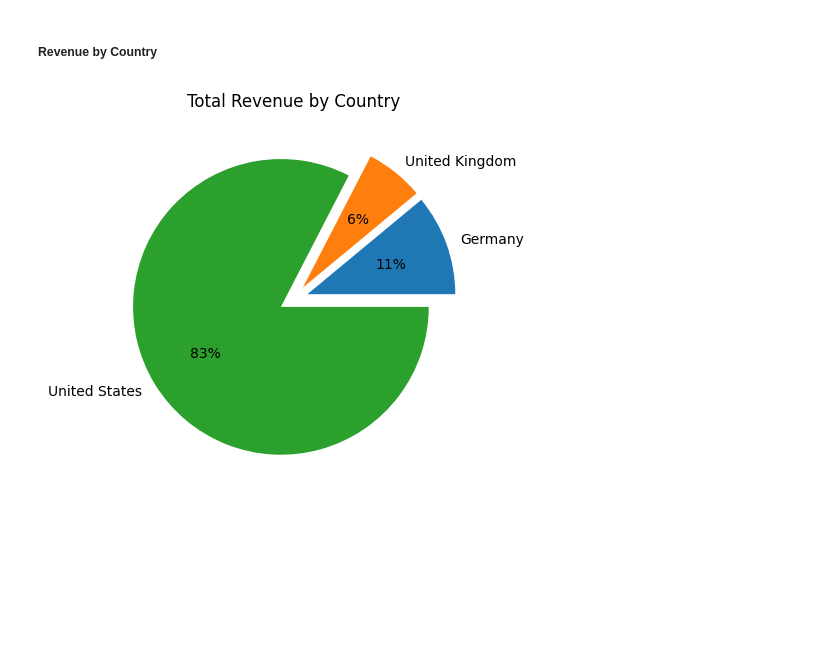
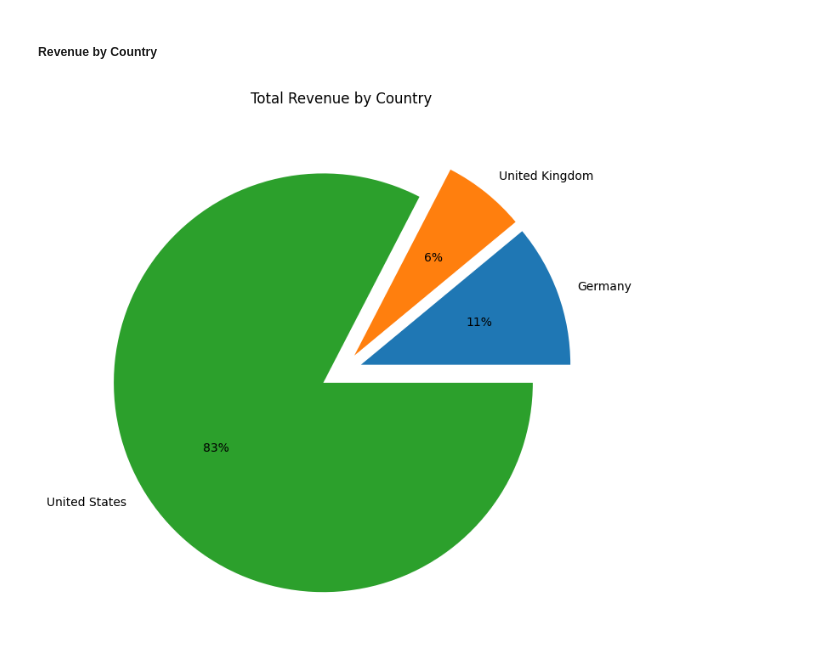
Before and after one commit to marvinobig/pcparts-da, a Jupyter notebook: sales-analysis.ipynb, the cells around one changed output. Saved outputs shown, nothing was run; the diff lists cells and outputs as text; code cells hidden in the pictures; blank space fills up the shorter version.

```diff
--- a/sales-analysis.ipynb
+++ b/sales-analysis.ipynb
@@ -140,9 +141,9 @@ products = pd.Categorical(sales_data_cleaned['product']).categories.to_list()
 # %% [markdown]
 ##### Revenue by Country
 # %%
-sales_data_cleaned.groupby(sales_data_cleaned['purchase_address_country'])['total_price'].sum().plot(kind='pie', explode=(0.1, 0.1, 0.1) , autopct='%1.0f%%')
+sales_data_cleaned.groupby('purchase_address_country')['total_price'].sum().plot(kind='pie', explode=(0.1, 0.1, 0.1) , autopct='%1.0f%%', figsize=(8, 8))
 plt.title('Total Revenue by Country')
 plt.ylabel(None)
 plt.show()
 # %% [output]
-[figure, old version]
+[figure, new version]
```
Also changed, not shown: parts of 4 cells of this notebook.
